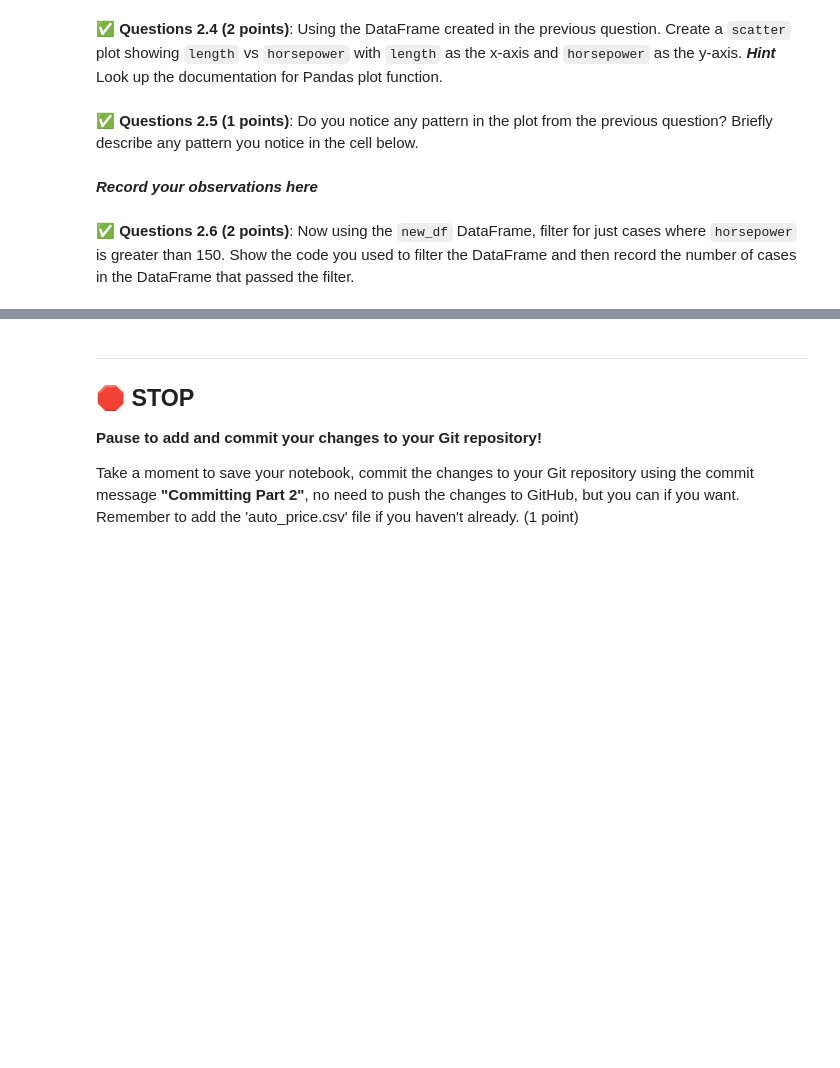
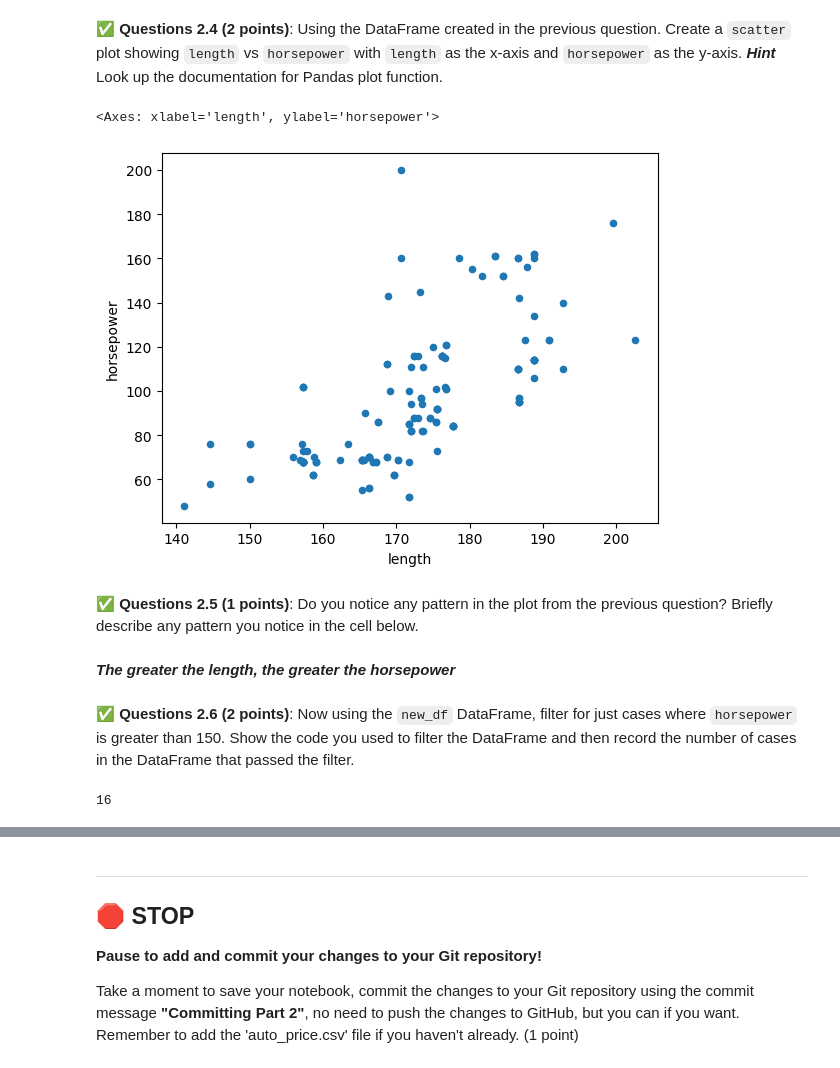
Before and after one commit to JustinTrannn/CMSE202-f25-turnin, a Jupyter notebook: hw-01/HW-01_GitPracticeDebuggingPythonPackagesAndClasses-STUDENT.ipynb, the cells around one changed output, grey strips where cells are left out. Drawn from its saved outputs; the diff is of its cells as text; code cells hidden in the pictures; blank space fills up the shorter version.

```diff
--- a/hw-01/HW-01_GitPracticeDebuggingPythonPackagesAndClasses-STUDENT.ipynb
+++ b/hw-01/HW-01_GitPracticeDebuggingPythonPackagesAndClasses-STUDENT.ipynb
@@ -147,3 +147,6 @@ In this section, you will practice reading in a data set using with Pandas and u
 import pandas as pd
 # %% [markdown]
 &#9989; **Questions 2.1 (2 points)**: Use Pandas to load in the `auto_price.csv` file as a DataFrame and then display the first 10 lines of the file. You can download the file using curl with https://raw.githubusercontent.com/hoolagans/CMSE202_FS24/main/auto_price.csv.
+# %%
+df = pd.read_csv('auto_price.csv')
+df.head(10)
@@ -160,2 +187,5 @@ import pandas as pd
 # %% [markdown]
 &#9989; **Questions 2.3 (2 points)**: Now create a new DataFrame using just the `length` and `horsepower` columns of your current DataFrame. Call this DataFrame `new_df`. Confirm that the new DataFrame contains just those two columns by displaying the first 4 rows.
+# %%
+new_df = df[['length', 'horsepower']]
+new_df.head(4)
@@ -162,11 +198,19 @@ import pandas as pd
 # %% [markdown]
 &#9989; **Questions 2.4 (2 points)**: Using the DataFrame created in the previous question. Create a `scatter` plot showing `length` vs `horsepower` with `length` as the x-axis and `horsepower` as the y-axis. ***Hint*** Look up the documentation for Pandas plot function.
+# %%
+new_df.plot.scatter(x='length', y='horsepower')
+# %% [output]
+<Axes: xlabel='length', ylabel='horsepower'>
+[figure, added]
 # %% [markdown]
 &#9989; **Questions 2.5 (1 points)**: Do you notice any pattern in the plot from the previous question? Briefly describe any pattern you notice in the cell below.
-# %% [markdown]
-***Record your observations here***
+# %% [markdown]
+***The greater the length, the greater the horsepower***
 # %% [markdown]
 &#9989; **Questions 2.6 (2 points)**: Now using the `new_df` DataFrame, filter for just cases where `horsepower` is greater than 150. Show the code you used to filter the DataFrame and then record the number of cases in the DataFrame that passed the filter.
 # %%
 # Put code here
+print(len(new_df[new_df['horsepower'] > 150]))
+# %% [output]
+16
 # %% [markdown]
```
Also changed, not shown: parts of 5 cells of this notebook.
